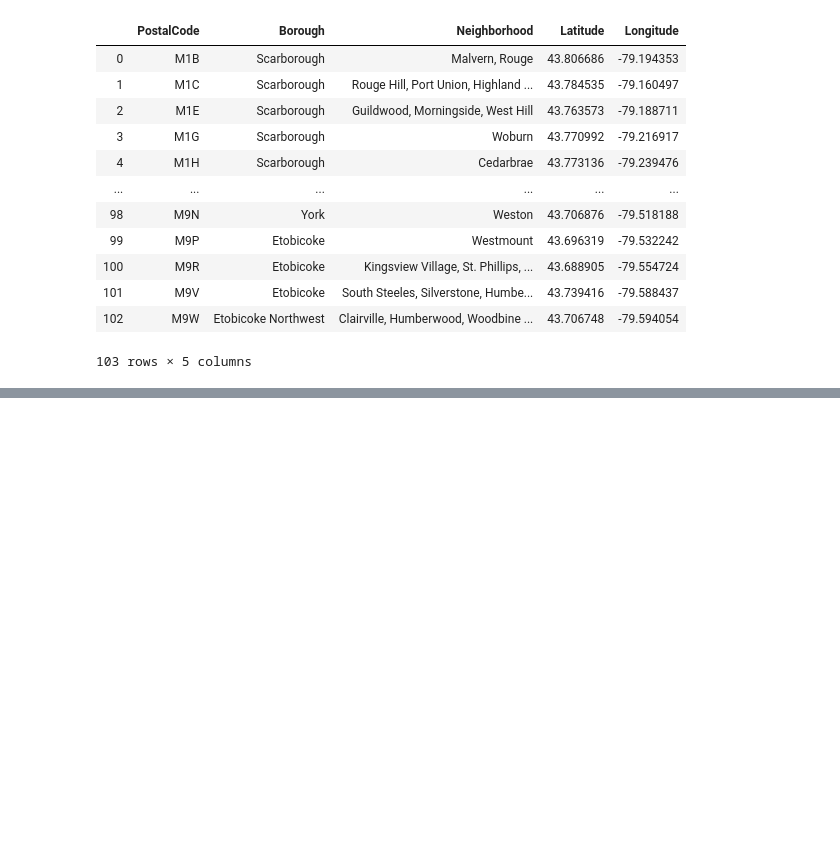
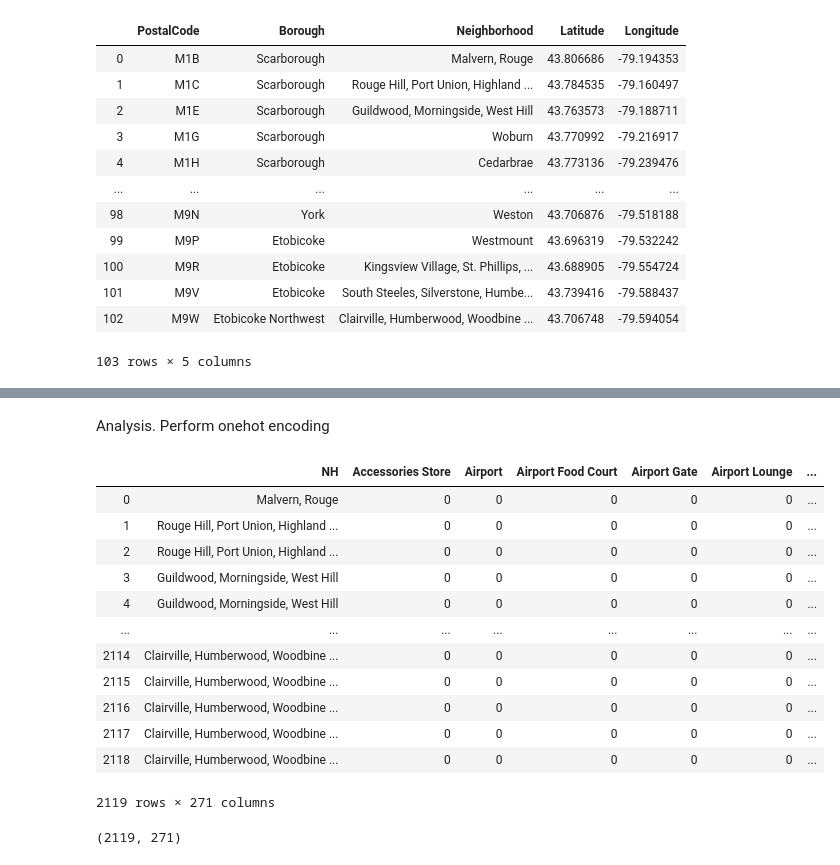
Before and after one commit to rzhao36/Coursera_Capstone, a Jupyter notebook: Toronto Project.ipynb, the cells around one changed output, grey strips where cells are left out. Cells and saved outputs as stored; diff of their text form; code cells hidden in the pictures; blank space fills up the shorter version.

```diff
--- a/Toronto Project.ipynb
+++ b/Toronto Project.ipynb
@@ -100,0 +180,32 @@ df
+# %% [markdown]
+Analysis. Perform onehot encoding
+# %%
+# one hot encoding
+toronto_onehot = pd.get_dummies(toronto_venues[['Venue Category']], prefix="", prefix_sep="")
+
+# add neighborhood column back to dataframe
+toronto_onehot['NH'] = toronto_venues['Neighborhood']
+
+# move neighborhood column to the first column
+fixed_columns = [toronto_onehot.columns[-1]] + list(toronto_onehot.columns[:-1])
+toronto_onehot = toronto_onehot[fixed_columns]
+
+toronto_onehot
+# %% [output]
+|  | NH | Accessories Store | Airport | Airport Food Court | Airport Gate | Airport Lounge | ... |
+| 0 | Malvern, Rouge | 0 | 0 | 0 | 0 | 0 | ... |
+| 1 | Rouge Hill, Port Union, Highland ... | 0 | 0 | 0 | 0 | 0 | ... |
+| 2 | Rouge Hill, Port Union, Highland ... | 0 | 0 | 0 | 0 | 0 | ... |
+| 3 | Guildwood, Morningside, West Hill | 0 | 0 | 0 | 0 | 0 | ... |
+| 4 | Guildwood, Morningside, West Hill | 0 | 0 | 0 | 0 | 0 | ... |
+| ... | ... | ... | ... | ... | ... | ... | ... |
+| 2114 | Clairville, Humberwood, Woodbine ... | 0 | 0 | 0 | 0 | 0 | ... |
+| 2115 | Clairville, Humberwood, Woodbine ... | 0 | 0 | 0 | 0 | 0 | ... |
+| 2116 | Clairville, Humberwood, Woodbine ... | 0 | 0 | 0 | 0 | 0 | ... |
+| 2117 | Clairville, Humberwood, Woodbine ... | 0 | 0 | 0 | 0 | 0 | ... |
+| 2118 | Clairville, Humberwood, Woodbine ... | 0 | 0 | 0 | 0 | 0 | ... |
+2119 rows × 271 columns
+# %%
+toronto_onehot.shape
+# %% [output]
+(2119, 271)
```
Also changed, not shown: parts of 28 cells of this notebook.
